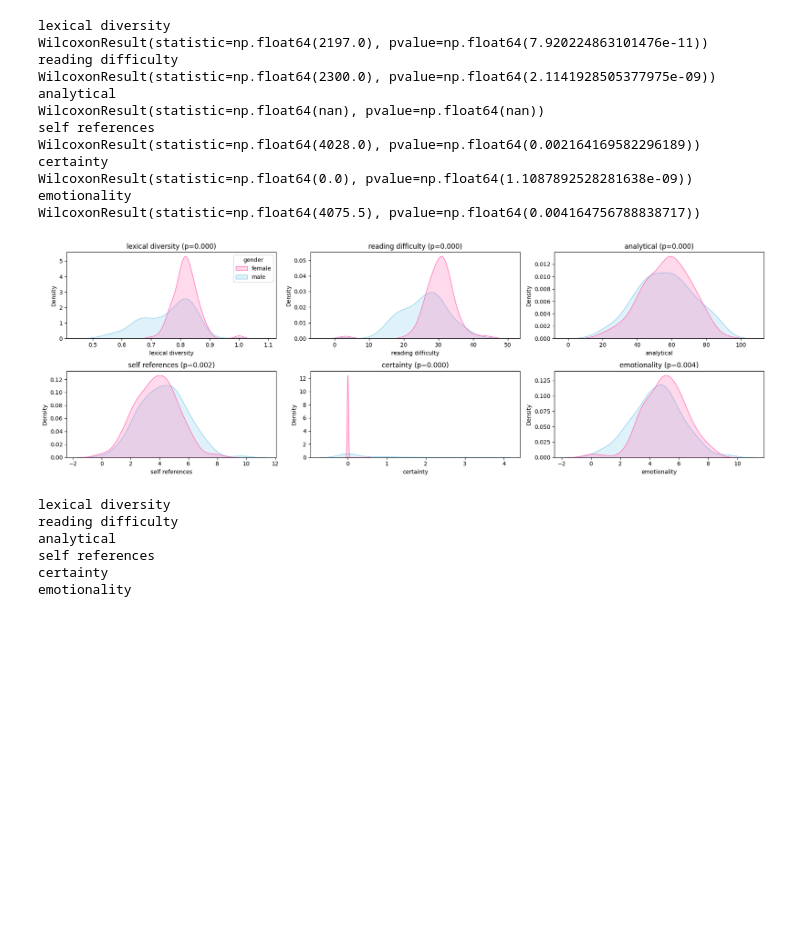
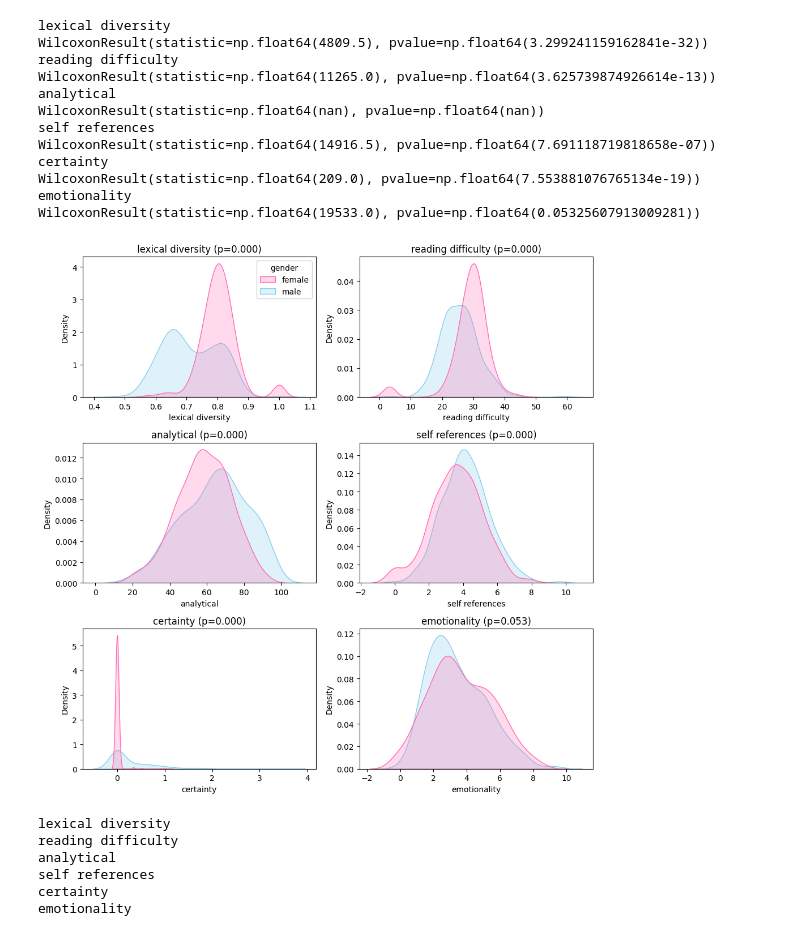
Before and after one commit to azoz01/data-science-workshop-2025L, a Jupyter notebook: manipulation_feature_analysis/all_llms_emotional.ipynb, the cells around one changed output. Cells and saved outputs as stored; diff of their text form; code cells hidden in the pictures; blank space fills up the shorter version.

```diff
--- a/linguistic_feature_analysis/all_llms_emotional.ipynb
+++ b/manipulation_feature_analysis/all_llms_emotional.ipynb
@@ -25,48 +41,48 @@ df = pd.read_csv("../data/processed/Claude_3_Haiku.csv")
 # %%
-emotional = df[df["type"] == "emotional"].reset_index(drop=True)
-
-fig, ax = plt.subplots(2, 3, figsize=(18, 6))
+# emotional = df[df["type"] == "emotional"].reset_index(drop=True)
+emotional = df
+fig, ax = plt.subplots(3, 2, figsize=(10, 10))
 
 
 for i, measure in enumerate(
     (
         "lexical diversity",
         "reading difficulty",
         "analytical",
         "self references",
         "certainty",
         "emotionality",
     )
 ):
     print(measure)
     wilcoxon_result = wilcoxon(
         emotional[emotional["gender"] == "male"][measure],
         emotional[emotional["gender"] == "female"][measure],
     )
     print(wilcoxon_result)
     sns.kdeplot(
-        emotional, x=measure, hue="gender", fill=True, palette=gender_colormap, ax=ax[i // 3, i % 3]
+        emotional, x=measure, hue="gender", fill=True, palette=gender_colormap, ax=ax[i // 2, i % 2]
     )
     p = wilcoxon_result.pvalue if not np.isnan(wilcoxon_result.pvalue) else 0
-    ax[i // 3, i % 3].set_title(f"{measure} (p={p:.3f})")
+    ax[i // 2, i % 2].set_title(f"{measure} (p={p:.3f})")
     if i != 0:
-        ax[i // 3, i % 3].legend_.remove()
+        ax[i // 2, i % 2].legend_.remove()
 fig.tight_layout()
 plt.show()
 # %% [output]
 lexical diversity
-WilcoxonResult(statistic=np.float64(2197.0), pvalue=np.float64(7.920224863101476e-11))
+WilcoxonResult(statistic=np.float64(4809.5), pvalue=np.float64(3.299241159162841e-32))
 reading difficulty
-WilcoxonResult(statistic=np.float64(2300.0), pvalue=np.float64(2.1141928505377975e-09))
+WilcoxonResult(statistic=np.float64(11265.0), pvalue=np.float64(3.625739874926614e-13))
 analytical
 WilcoxonResult(statistic=np.float64(nan), pvalue=np.float64(nan))
 self references
-WilcoxonResult(statistic=np.float64(4028.0), pvalue=np.float64(0.002164169582296189))
+WilcoxonResult(statistic=np.float64(14916.5), pvalue=np.float64(7.691118719818658e-07))
 certainty
-WilcoxonResult(statistic=np.float64(0.0), pvalue=np.float64(1.1087892528281638e-09))
+WilcoxonResult(statistic=np.float64(209.0), pvalue=np.float64(7.553881076765134e-19))
 emotionality
-WilcoxonResult(statistic=np.float64(4075.5), pvalue=np.float64(0.004164756788838717))
+WilcoxonResult(statistic=np.float64(19533.0), pvalue=np.float64(0.05325607913009281))
-[figure, old version]
+[figure, new version]
 # %%
 female = df[df["gender"] == "female"].reset_index(drop=True)
 
```
Also changed, not shown: parts of 2 cells of this notebook, 58 other files.
